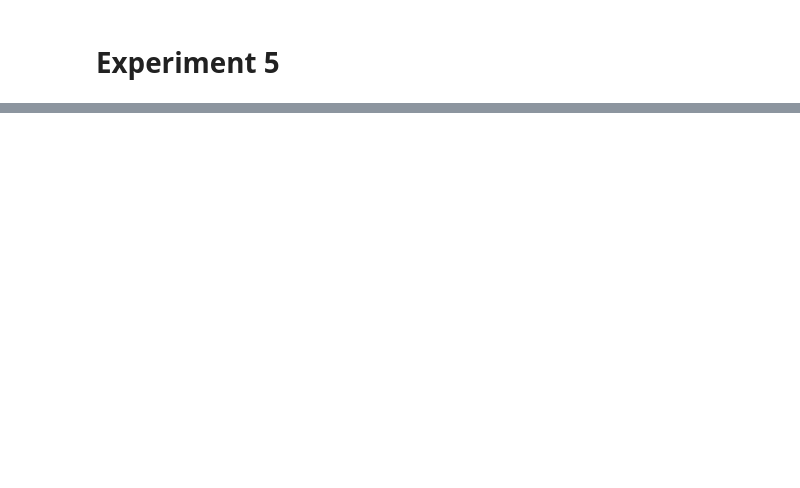
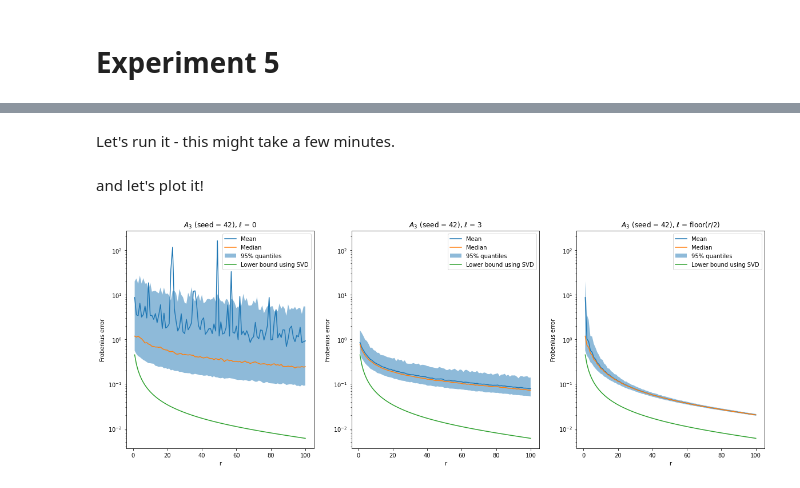
Before and after one commit to vstenby/MATH403_SketchingProject, a Jupyter notebook: Experiments.ipynb, the cells around one changed output, grey strips where cells are left out. Cells and saved outputs as stored; diff of their text form; code cells hidden in the pictures; blank space fills up the shorter version.

```diff
--- a/Experiments.ipynb
+++ b/Experiments.ipynb
@@ -156,0 +170,71 @@ plt.show()
+# %% [markdown]
+Let's run it - this might take a few minutes.
+# %%
+#Calculate the error for varying seed of the SGN algorithm.
+n = 1000
+
+rs, mean, q1, q2, q3, lb = experiment_5(ell=0, n=n)
+experiment_ell_0 = {'rs' : rs, 'mean' : mean, 'q1' : q1, 'q2' : q2, 'q3' : q3, 'lb' : lb}
+
+rs, mean, q1, q2, q3, lb = experiment_5(ell=3, n=n)
+experiment_ell_3 = {'rs' : rs, 'mean' : mean, 'q1' : q1, 'q2' : q2, 'q3' : q3, 'lb' : lb}
+
+rs, mean, q1, q2, q3, lb = experiment_5(ell = lambda r : int(np.floor(0.5*r)), n=n)
+experiment_ell_floor = {'rs' : rs, 'mean' : mean, 'q1' : q1, 'q2' : q2, 'q3' : q3, 'lb' : lb}
+# %% [markdown]
+and let's plot it!
+# %%
+#Make a subplot with 3 columns and 1 row.
+fig, ax = plt.subplots(nrows=1, ncols=3, figsize=(20, 7))
+
+#Draw the ell=0 plot.
+ax[0].plot(experiment_ell_0['rs'], experiment_ell_0['mean'], label='Mean')
+ax[0].plot(experiment_ell_0['rs'], experiment_ell_0['q2'], label='Median')
+ax[0].fill_between(experiment_ell_0['rs'], experiment_ell_0['q1'], experiment_ell_0['q3'], alpha=0.5, label='95% quantiles')
+ax[0].plot(experiment_ell_0['rs'], experiment_ell_0['lb'], label='Lower bound using SVD')
+ax[0].set_yscale('log')
+ax[0].set_xlabel('r')
+ax[0].set_ylabel('Frobenius error')
+ax[0].legend()
+
+#Set the title.
+ax[0].set_title('$A_3$ (seed = 42), $\ell$ = 0')
+
+#Draw the ell=3 plot.
+ax[1].plot(experiment_ell_3['rs'], experiment_ell_3['mean'], label='Mean')
+ax[1].plot(experiment_ell_3['rs'], experiment_ell_3['q2'], label='Median')
+ax[1].fill_between(experiment_ell_3['rs'], experiment_ell_3['q1'], experiment_ell_3['q3'], alpha=0.5, label='95% quantiles')
+ax[1].plot(experiment_ell_3['rs'], experiment_ell_3['lb'], label='Lower bound using SVD')
+ax[1].set_yscale('log')
+ax[1].set_xlabel('r')
+ax[1].set_ylabel('Frobenius error')
+ax[1].legend()
+
+#Set the title.
+ax[1].set_title('$A_3$ (seed = 42), $\ell$ = 3')
+
+#Draw the ell=floor(r/2) plot.
+ax[2].plot(experiment_ell_floor['rs'], experiment_ell_floor['mean'], label='Mean')
+ax[2].plot(experiment_ell_floor['rs'], experiment_ell_floor['q2'], label='Median')
+ax[2].fill_between(experiment_ell_floor['rs'], experiment_ell_floor['q1'], experiment_ell_floor['q3'], alpha=0.5, label='95% quantiles')
+ax[2].plot(experiment_ell_floor['rs'], experiment_ell_floor['lb'], label='Lower bound using SVD')
+ax[2].set_yscale('log')
+ax[2].set_xlabel('r')
+ax[2].set_ylabel('Frobenius error')
+ax[2].legend()
+
+#Set the title.
+ax[2].set_title('$A_3$ (seed = 42), $\ell$ = floor($r$/2)')
+
+#Get the largest and smallest y value on all axis.
+ymin = min([ax[0].get_ylim()[0], ax[1].get_ylim()[0], ax[2].get_ylim()[0]])
+ymax = max([ax[0].get_ylim()[1], ax[1].get_ylim()[1], ax[2].get_ylim()[1]])
+
+#Set the y limits to be the same for all axis.
+ax[0].set_ylim(ymin, ymax)
+ax[1].set_ylim(ymin, ymax)
+ax[2].set_ylim(ymin, ymax)
+
+plt.show()
+# %% [output]
+[figure, added]
```
Also changed, not shown: parts of 11 cells of this notebook, 1 other file.
